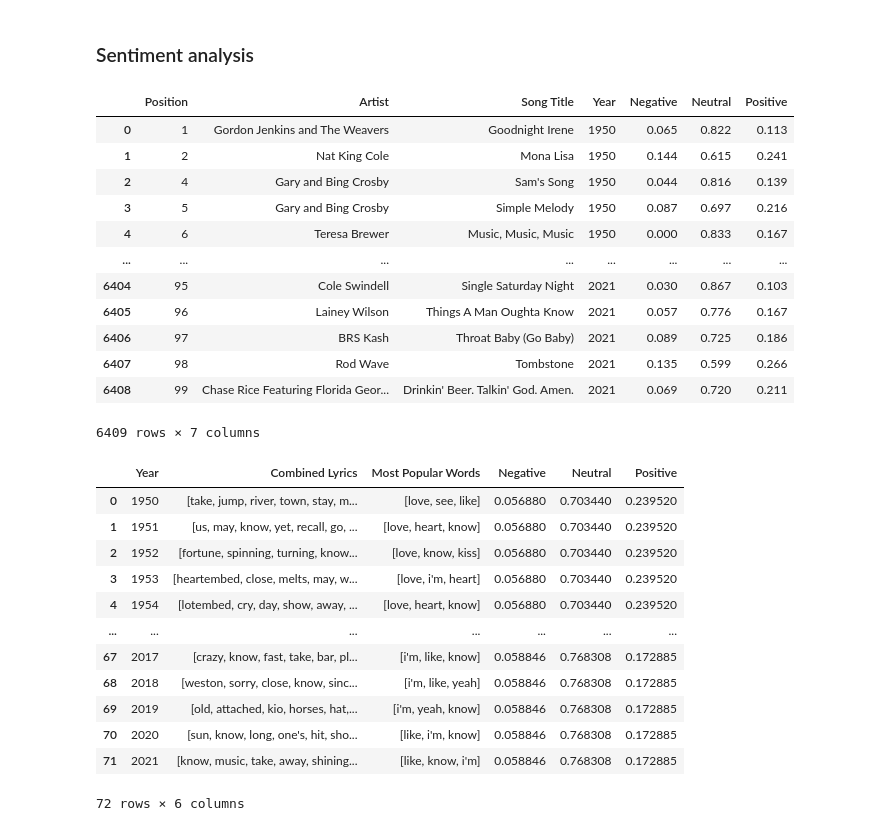
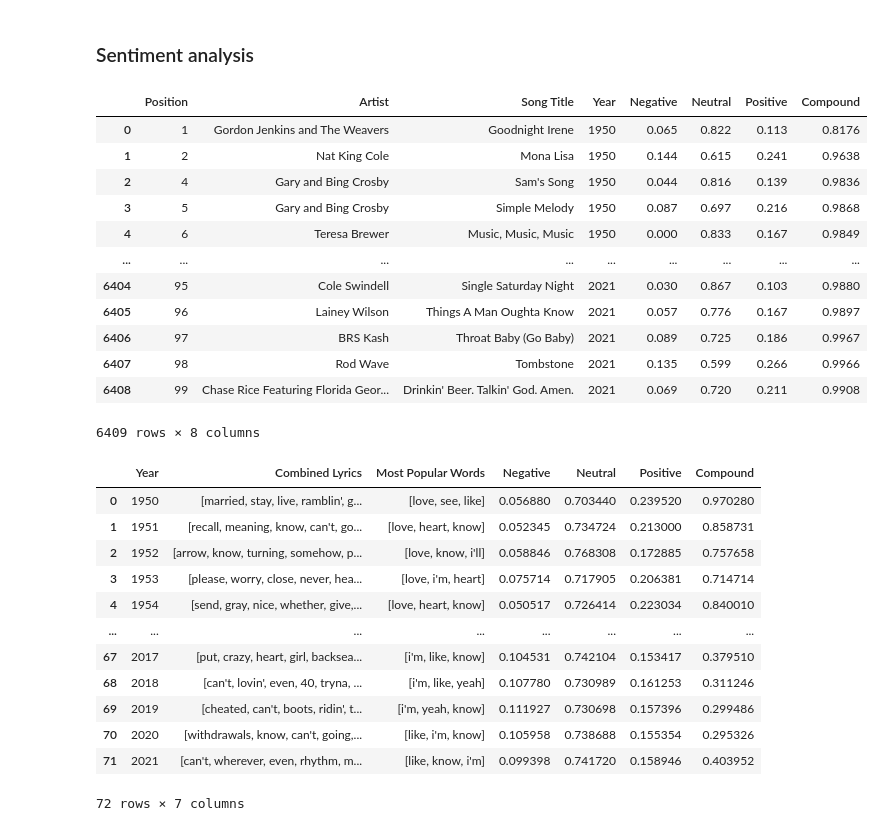
Before and after one commit to alsarna/lyrics_nlp, a Jupyter notebook: lyrics_analysis.ipynb, the cells around one changed output. Drawn from its saved outputs; the diff is of its cells as text; code cells hidden in the pictures.

Commit message:
grouped sentiment analysis, plots, most positive and negative songs

```diff
--- a/lyrics_analysis.ipynb
+++ b/lyrics_analysis.ipynb
@@ -184,53 +185,62 @@ Text(0.5, 1.0, 'Vulgarity level of lyrics')
 # %% [markdown]
 ### Sentiment analysis
 # %%
+# pd.set_option("display.max_rows", None, "display.max_columns", None)
 sentiment = SentimentIntensityAnalyzer()
 negative = []
 neutral = []
 positive = []
+compound = []
 for i in songs['Lyrics']:
     sent = sentiment.polarity_scores(i)
     negative.append(sent['neg'])
     neutral.append(sent['neu'])
     positive.append(sent['pos'])
+    compound.append(sent['compound'])
 songs['Negative'] = negative
 songs['Neutral'] = neutral
 songs['Positive'] = positive
-
-sent_df = songs[['Position', 'Artist', 'Song Title', 'Year', 'Negative', 'Neutral', 'Positive']]
+songs['Compound'] = compound
+songs[['Negative', 'Neutral', 'Positive', 'Compound']] = songs[['Negative', 'Neutral', 'Positive', 'Compound']].apply(pd.to_numeric)
+sent_df = songs[['Position', 'Artist', 'Song Title', 'Year', 'Negative', 'Neutral', 'Positive', 'Compound']]
 display(sent_df)
 # %% [output]
-|  | Position | Artist | Song Title | Year | Negative | Neutral | Positive |
-| 0 | 1 | Gordon Jenkins and The Weavers | Goodnight Irene | 1950 | 0.065 | 0.822 | 0.113 |
-| 1 | 2 | Nat King Cole | Mona Lisa | 1950 | 0.144 | 0.615 | 0.241 |
-| 2 | 4 | Gary and Bing Crosby | Sam's Song | 1950 | 0.044 | 0.816 | 0.139 |
-| 3 | 5 | Gary and Bing Crosby | Simple Melody | 1950 | 0.087 | 0.697 | 0.216 |
-| 4 | 6 | Teresa Brewer | Music, Music, Music | 1950 | 0.000 | 0.833 | 0.167 |
-| ... | ... | ... | ... | ... | ... | ... | ... |
-| 6404 | 95 | Cole Swindell | Single Saturday Night | 2021 | 0.030 | 0.867 | 0.103 |
-| 6405 | 96 | Lainey Wilson | Things A Man Oughta Know | 2021 | 0.057 | 0.776 | 0.167 |
-| 6406 | 97 | BRS Kash | Throat Baby (Go Baby) | 2021 | 0.089 | 0.725 | 0.186 |
-| 6407 | 98 | Rod Wave | Tombstone | 2021 | 0.135 | 0.599 | 0.266 |
-| 6408 | 99 | Chase Rice Featuring Florida Geor... | Drinkin' Beer. Talkin' God. Amen. | 2021 | 0.069 | 0.720 | 0.211 |
+|  | Position | Artist | Song Title | Year | Negative | Neutral | Positive | Compound |
+| 0 | 1 | Gordon Jenkins and The Weavers | Goodnight Irene | 1950 | 0.065 | 0.822 | 0.113 | 0.8176 |
+| 1 | 2 | Nat King Cole | Mona Lisa | 1950 | 0.144 | 0.615 | 0.241 | 0.9638 |
+| 2 | 4 | Gary and Bing Crosby | Sam's Song | 1950 | 0.044 | 0.816 | 0.139 | 0.9836 |
+| 3 | 5 | Gary and Bing Crosby | Simple Melody | 1950 | 0.087 | 0.697 | 0.216 | 0.9868 |
+| 4 | 6 | Teresa Brewer | Music, Music, Music | 1950 | 0.000 | 0.833 | 0.167 | 0.9849 |
+| ... | ... | ... | ... | ... | ... | ... | ... | ... |
+| 6404 | 95 | Cole Swindell | Single Saturday Night | 2021 | 0.030 | 0.867 | 0.103 | 0.9880 |
+| 6405 | 96 | Lainey Wilson | Things A Man Oughta Know | 2021 | 0.057 | 0.776 | 0.167 | 0.9897 |
+| 6406 | 97 | BRS Kash | Throat Baby (Go Baby) | 2021 | 0.089 | 0.725 | 0.186 | 0.9967 |
+| 6407 | 98 | Rod Wave | Tombstone | 2021 | 0.135 | 0.599 | 0.266 | 0.9966 |
+| 6408 | 99 | Chase Rice Featuring Florida Geor... | Drinkin' Beer. Talkin' God. Amen. | 2021 | 0.069 | 0.720 | 0.211 | 0.9908 |
-6409 rows × 7 columns
+6409 rows × 8 columns
 # %%
 # Mean sentiment per year
 # pd.set_option("display.max_rows", None, "display.max_columns", None)
-analyzed_data_range['Negative'] = sent_df.groupby('Year')['Negative'].transform('mean')
-analyzed_data_range['Neutral'] = sent_df.groupby('Year')['Neutral'].transform('mean')
-analyzed_data_range['Positive'] = sent_df.groupby('Year')['Positive'].transform('mean')
+neg = sent_df.groupby('Year')['Negative'].aggregate('mean').tolist()
+neu = sent_df.groupby('Year')['Neutral'].aggregate('mean').tolist()
+pos = sent_df.groupby('Year')['Positive'].aggregate('mean').tolist()
+comp = sent_df.groupby('Year')['Compound'].aggregate('mean').tolist()
+analyzed_data_range['Negative'] = neg
+analyzed_data_range['Neutral'] = neu
+analyzed_data_range['Positive'] = pos
+analyzed_data_range['Compound'] = comp
 display(analyzed_data_range)
 # %% [output]
-|  | Year | Combined Lyrics | Most Popular Words | Negative | Neutral | Positive |
-| 0 | 1950 | [take, jump, river, town, stay, m... | [love, see, like] | 0.056880 | 0.703440 | 0.239520 |
-| 1 | 1951 | [us, may, know, yet, recall, go, ... | [love, heart, know] | 0.056880 | 0.703440 | 0.239520 |
-| 2 | 1952 | [fortune, spinning, turning, know... | [love, know, kiss] | 0.056880 | 0.703440 | 0.239520 |
-| 3 | 1953 | [heartembed, close, melts, may, w... | [love, i'm, heart] | 0.056880 | 0.703440 | 0.239520 |
-| 4 | 1954 | [lotembed, cry, day, show, away, ... | [love, heart, know] | 0.056880 | 0.703440 | 0.239520 |
-| ... | ... | ... | ... | ... | ... | ... |
-| 67 | 2017 | [crazy, know, fast, take, bar, pl... | [i'm, like, know] | 0.058846 | 0.768308 | 0.172885 |
-| 68 | 2018 | [weston, sorry, close, know, sinc... | [i'm, like, yeah] | 0.058846 | 0.768308 | 0.172885 |
-| 69 | 2019 | [old, attached, kio, horses, hat,... | [i'm, yeah, know] | 0.058846 | 0.768308 | 0.172885 |
-| 70 | 2020 | [sun, know, long, one's, hit, sho... | [like, i'm, know] | 0.058846 | 0.768308 | 0.172885 |
-| 71 | 2021 | [know, music, take, away, shining... | [like, know, i'm] | 0.058846 | 0.768308 | 0.172885 |
+|  | Year | Combined Lyrics | Most Popular Words | Negative | Neutral | Positive | Compound |
+| 0 | 1950 | [married, stay, live, ramblin', g... | [love, see, like] | 0.056880 | 0.703440 | 0.239520 | 0.970280 |
+| 1 | 1951 | [recall, meaning, know, can't, go... | [love, heart, know] | 0.052345 | 0.734724 | 0.213000 | 0.858731 |
+| 2 | 1952 | [arrow, know, turning, somehow, p... | [love, know, i'll] | 0.058846 | 0.768308 | 0.172885 | 0.757658 |
+| 3 | 1953 | [please, worry, close, never, hea... | [love, i'm, heart] | 0.075714 | 0.717905 | 0.206381 | 0.714714 |
+| 4 | 1954 | [send, gray, nice, whether, give,... | [love, heart, know] | 0.050517 | 0.726414 | 0.223034 | 0.840010 |
+| ... | ... | ... | ... | ... | ... | ... | ... |
+| 67 | 2017 | [put, crazy, heart, girl, backsea... | [i'm, like, know] | 0.104531 | 0.742104 | 0.153417 | 0.379510 |
+| 68 | 2018 | [can't, lovin', even, 40, tryna, ... | [i'm, like, yeah] | 0.107780 | 0.730989 | 0.161253 | 0.311246 |
+| 69 | 2019 | [cheated, can't, boots, ridin', t... | [i'm, yeah, know] | 0.111927 | 0.730698 | 0.157396 | 0.299486 |
+| 70 | 2020 | [withdrawals, know, can't, going,... | [like, i'm, know] | 0.105958 | 0.738688 | 0.155354 | 0.295326 |
+| 71 | 2021 | [can't, wherever, even, rhythm, m... | [like, know, i'm] | 0.099398 | 0.741720 | 0.158946 | 0.403952 |
-72 rows × 6 columns
+72 rows × 7 columns
```
Also changed, not shown: parts of 7 cells of this notebook.
